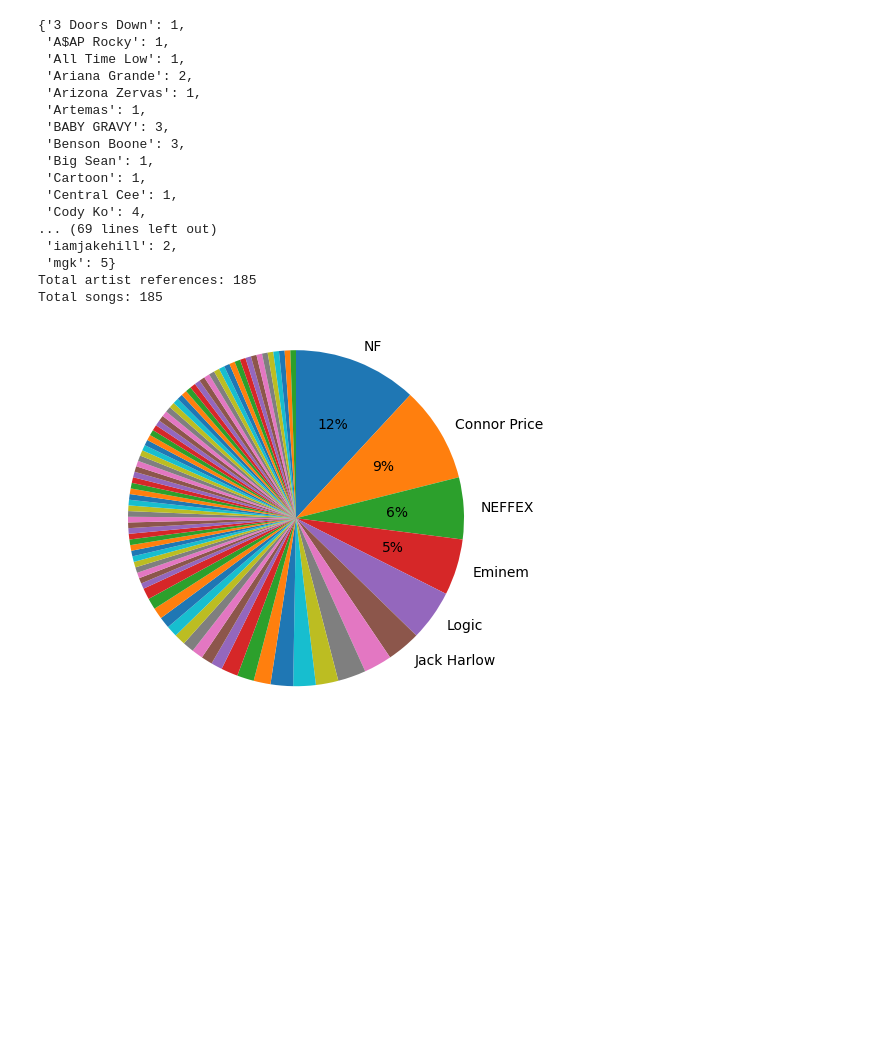
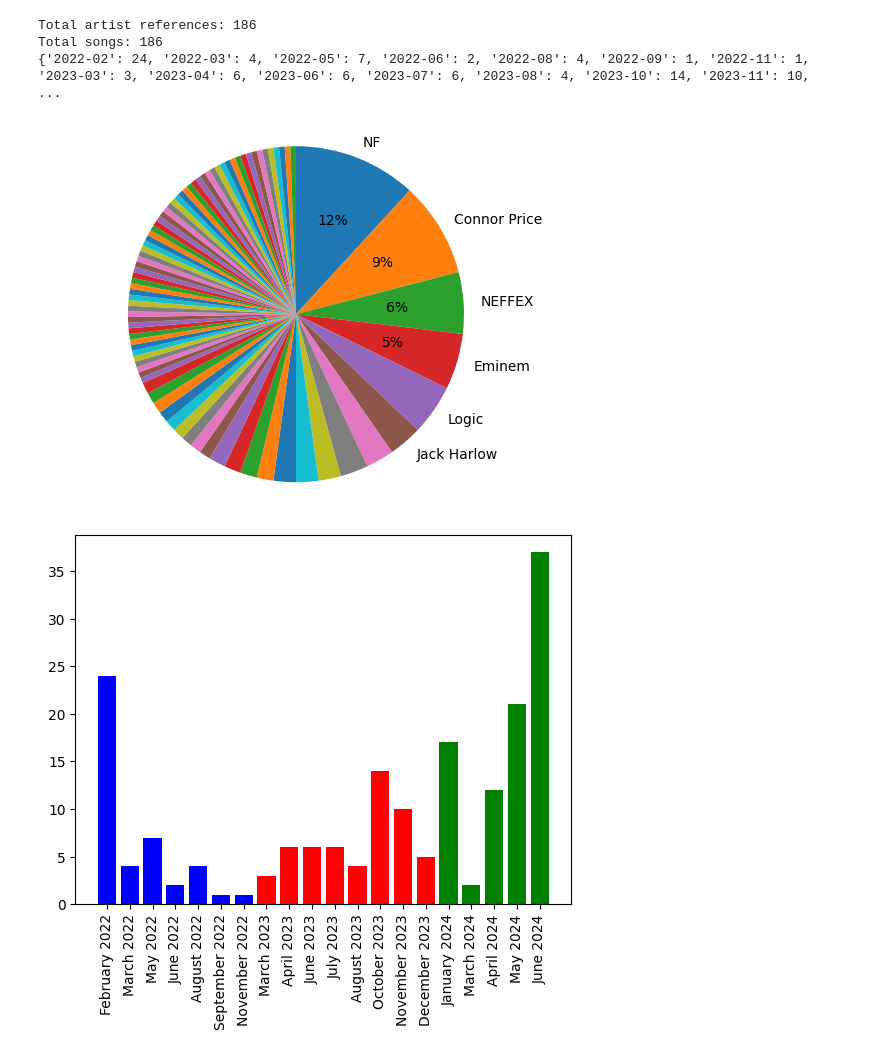
Before and after one commit to CalebJohnstone/recreational-mathematics, a Jupyter notebook: spotify_playlist/playlist.ipynb, the cells around one changed output. Drawn from its saved outputs; the diff is of its cells as text; code cells hidden in the pictures; blank space fills up the shorter version.

Commit message:
bar graph for song date added and get lyrics

```diff
--- a/spotify_playlist/playlist.ipynb
+++ b/spotify_playlist/playlist.ipynb
@@ -14,7 +14,7 @@ def load_config():
 
 load_config()
 
-token = util.prompt_for_user_token(user_config['username'], scope='playlist-modify-private,playlist-modify-public', client_id=user_config['client_id'], client_secret=user_config['client_secret'], redirect_uri=user_config['redirect_uri'])
+token = util.prompt_for_user_token(user_config['username'], scope='playlist-modify-private,playlist-modify-public,user-modify-playback-state,user-read-playback-state', client_id=user_config['client_id'], client_secret=user_config['client_secret'], redirect_uri=user_config['redirect_uri'])
 if token:
     sp = spotipy.Spotify(auth=token)
     print(f'Token acquired: {token}')
@@ -28,8 +28,10 @@ song_groupings = []
 for i in range(0, 2):
     song_groupings.append(sp.playlist_items(user_config['playlist_id'], offset=i*100))
 # %%
+import re
+
 artist_counts = {}
-dates_added = []
+dates_added = {}
 
 for grouping in song_groupings:
     for song in grouping['items']:
@@ -39,30 +41,21 @@ for grouping in song_groupings:
         else:
             artist_counts[artist] = 1
 
-        dates_added.append(song['added_at'])
+        date = re.search(r"\d+-\d+", song['added_at']).group(0)
+        if date not in dates_added:
+            dates_added[date] = 1
+        else:
+            dates_added[date] += 1
 
-pprint(artist_counts)
+# pprint(artist_counts)
 
 print(f"Total artist references: {sum(artist_counts.values())}")
 print(f"Total songs: {sum([len(grouping['items']) for grouping in song_groupings])}")
+print(dates_added)
 # %% [output]
-{'3 Doors Down': 1,
- 'A$AP Rocky': 1,
- 'All Time Low': 1,
- 'Ariana Grande': 2,
- 'Arizona Zervas': 1,
- 'Artemas': 1,
- 'BABY GRAVY': 3,
- 'Benson Boone': 3,
- 'Big Sean': 1,
- 'Cartoon': 1,
- 'Central Cee': 1,
- 'Cody Ko': 4,
-... (69 lines left out)
- 'iamjakehill': 2,
- 'mgk': 5}
-Total artist references: 185
-Total songs: 185
+Total artist references: 186
+Total songs: 186
+{'2022-02': 24, '2022-03': 4, '2022-05': 7, '2022-06': 2, '2022-08': 4, '2022-09': 1, '2022-11': 1, '2023-03': 3, '2023-04': 6, '2023-06': 6, '2023-07': 6, '2023-08': 4, '2023-10': 14, '2023-11': 10,  ...
 # %%
 # create pie chart of artist counts
 def autopct_more_than_threshold(pct):
@@ -78,4 +71,21 @@ plt.pie(artist_counts.values(), labels=labels, autopct=autopct_more_than_thresho
 plt.axis('equal')
 plt.show()
 # %% [output]
-[figure, old version]
+[figure, new version]
+# %%
+import calendar
+
+# create bar graph of dates added
+months = [calendar.month_name[int(date[-2:])] + ' ' + date[:4] for date in dates_added.keys()]
+
+color_map = {
+    '2022': 'blue',
+    '2023': 'red',
+    '2024': 'green',
+}
+colors = [color_map[month[-4:]] for month in months]
+plt.bar(months, dates_added.values(), color=colors)
+plt.xticks(rotation=90)
+plt.show()
+# %% [output]
+[figure, added]
```
Also changed, not shown: parts of 9 cells of this notebook.
